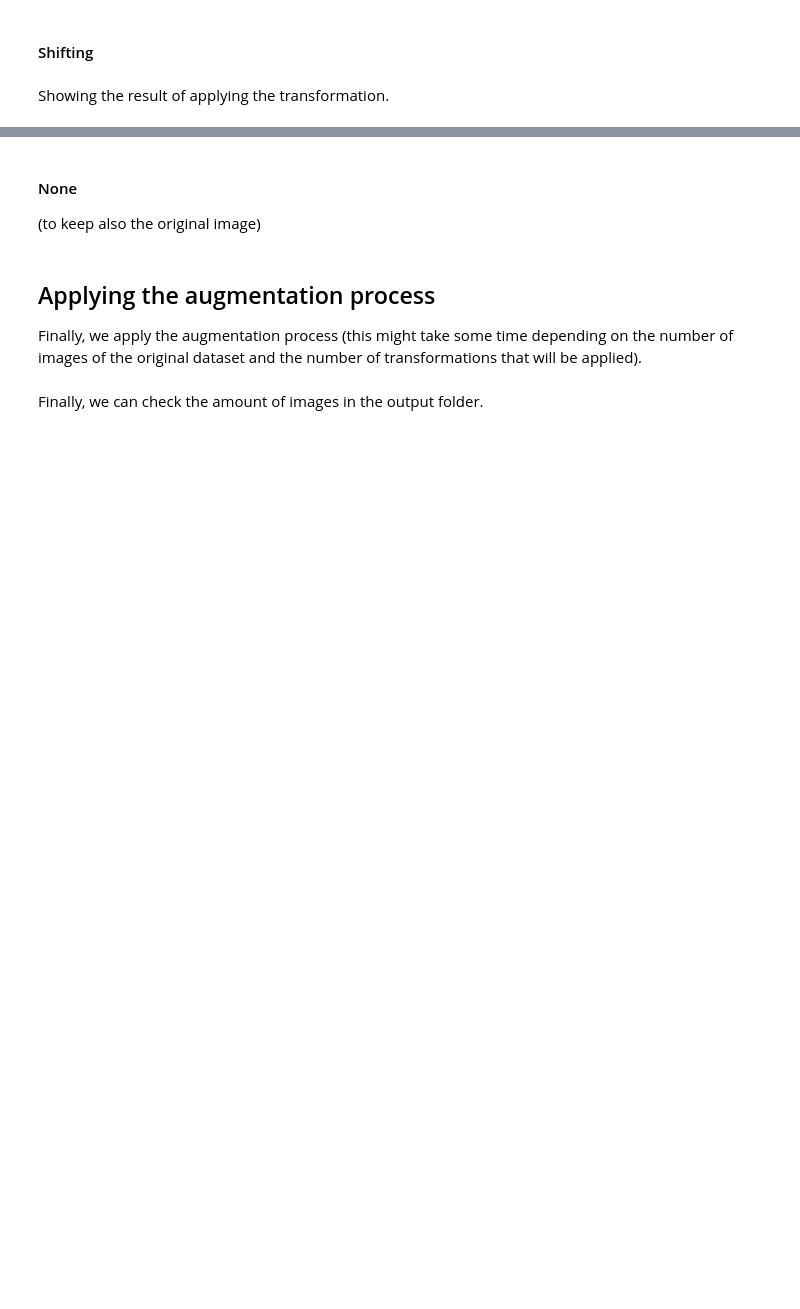
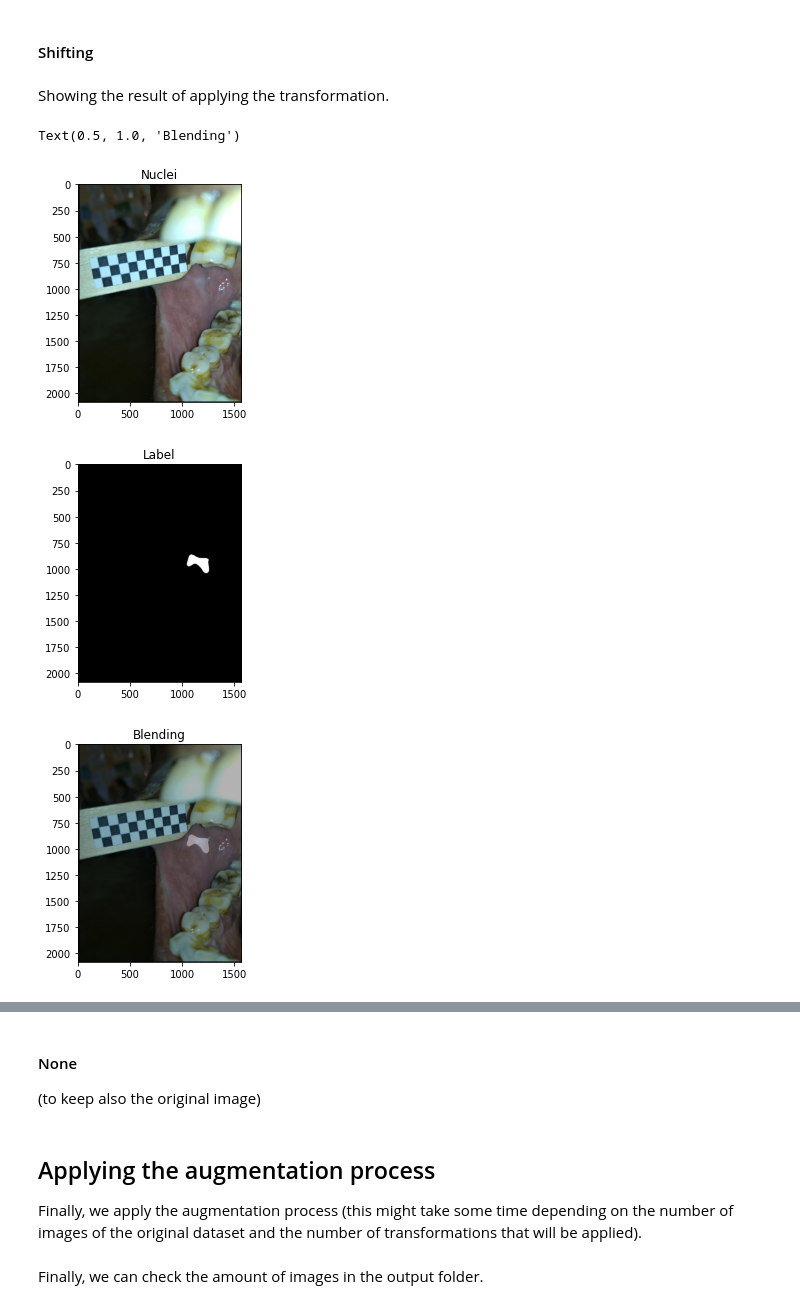
Before and after one commit to vikramverma1997/oral-lesion-segmentation, a Jupyter notebook: Seg_Augment_CLODSA.ipynb, the cells around one changed output, grey strips where cells are left out. Cells and saved outputs as stored; diff of their text form; code cells hidden in the pictures; blank space fills up the shorter version.

```diff
--- a/Seg_Augment_CLODSA.ipynb
+++ b/Seg_Augment_CLODSA.ipynb
@@ -158,21 +185,25 @@ flipGenerator = transformer(flip)
 # %% [markdown]
 #### Shifting
 # %%
-for translation in [1]:
-    translation = createTechnique("translation", {"x":15,"y":-5})
-    augmentor.addTransformer(transformer(translation))
+translation = createTechnique("translation", {"x":15,"y":-5})
+augmentor.addTransformer(transformer(translation))
 # %% [markdown]
 Showing the result of applying the transformation.
 # %%
 translationGenerator = transformer(translation)
-# translationImg,translationLabel = translationGenerator.transform(image,label)
-# plt.figure()
-# plt.imshow(translationImg[:,:,::-1])
-# plt.title("Nuclei")
-# plt.figure()
-# plt.imshow(translationLabel[:,:,::-1])
-# plt.title("Label")
-# dst = cv2.addWeighted(translationImg,0.7,translationLabel,0.3,0)
-# plt.figure()
-# plt.imshow(dst[:,:,::-1])
-# plt.title("Blending")
+translationImg,translationLabel = translationGenerator.transform(img,label)
+plt.figure()
+plt.imshow(translationImg[:,:,::-1])
+plt.title("Nuclei")
+plt.figure()
+plt.imshow(translationLabel[:,:,::-1])
+plt.title("Label")
+dst = cv2.addWeighted(translationImg,0.7,translationLabel,0.3,0)
+plt.figure()
+plt.imshow(dst[:,:,::-1])
+plt.title("Blending")
+# %% [output]
+Text(0.5, 1.0, 'Blending')
+[figure, added]
+[figure, added]
+[figure, added]
```
Also changed, not shown: parts of 20 cells of this notebook.
